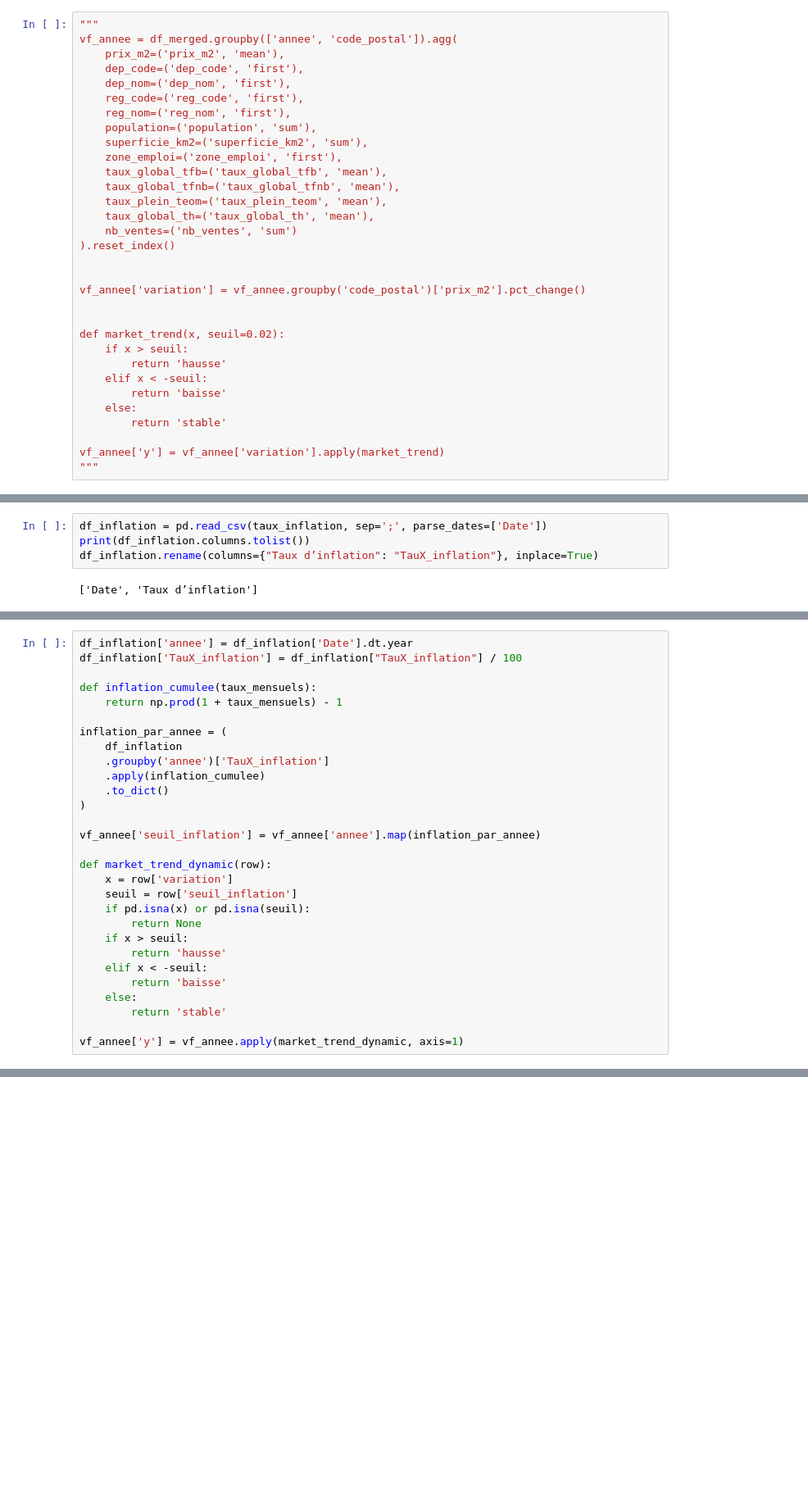
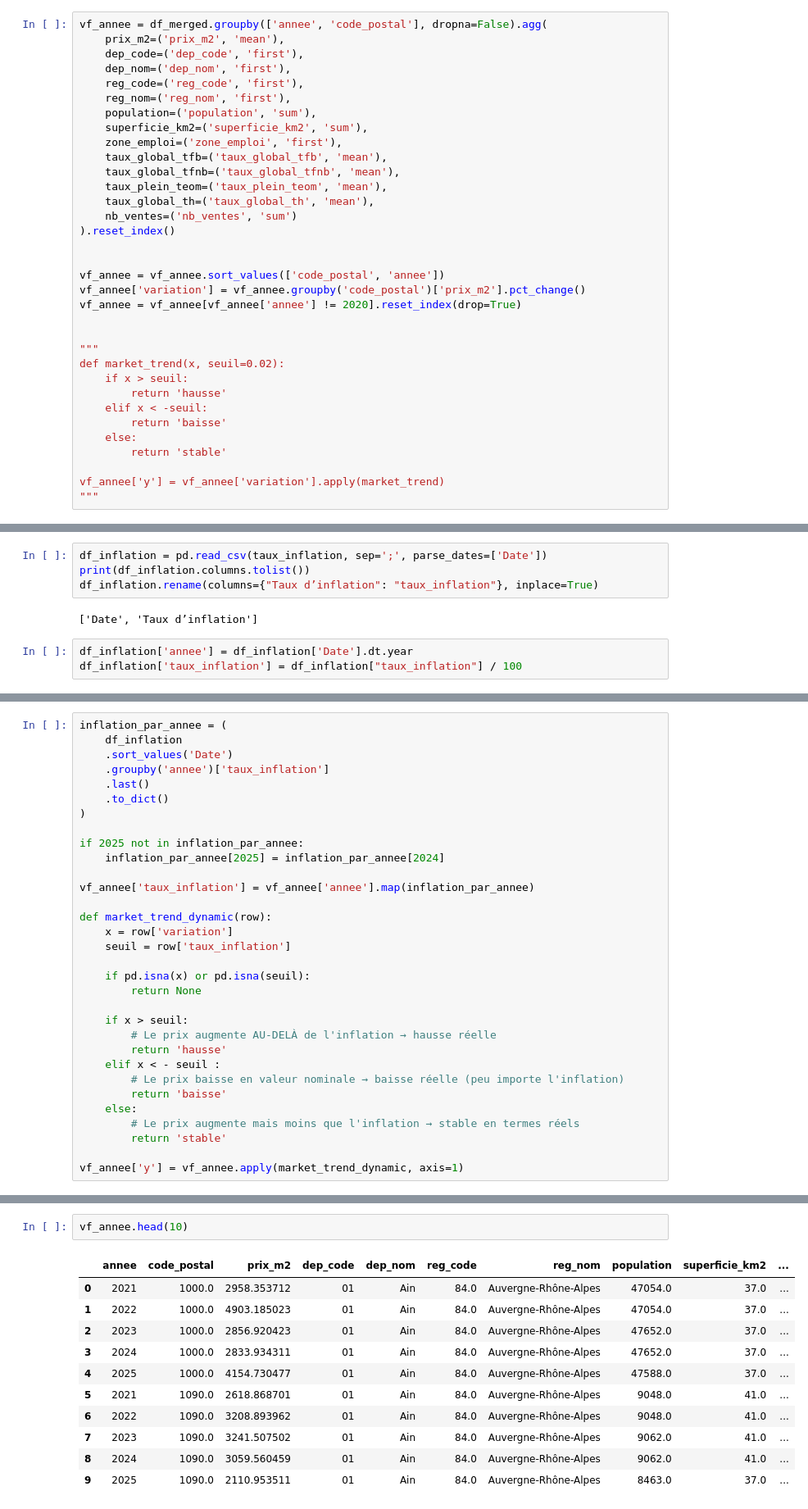
Before and after one commit to FatimaUY/GeoLogis, a Jupyter notebook: src/data-pipeline/merge/merge_data.ipynb, the cells around one changed output, grey strips where cells are left out. Shown at 82% size. Cells and saved outputs as stored; diff of their text form; blank space fills up the shorter version.

```diff
--- a/src/data-pipeline/merge/merge_data.ipynb
+++ b/src/data-pipeline/merge/merge_data.ipynb
@@ -406,6 +298,5 @@ Index(['code_commune', 'annee', 'prix_m2', 'surface_reelle_bati', 'nb_ventes',
 # %%
-"""
-vf_annee = df_merged.groupby(['annee', 'code_postal']).agg(
+vf_annee = df_merged.groupby(['annee', 'code_postal'], dropna=False).agg(
     prix_m2=('prix_m2', 'mean'),
     dep_code=('dep_code', 'first'),
     dep_nom=('dep_nom', 'first'),
@@ -422,9 +313,12 @@ vf_annee = df_merged.groupby(['annee', 'code_postal']).agg(
 ).reset_index()
 
 
+vf_annee = vf_annee.sort_values(['code_postal', 'annee'])
 vf_annee['variation'] = vf_annee.groupby('code_postal')['prix_m2'].pct_change()
+vf_annee = vf_annee[vf_annee['annee'] != 2020].reset_index(drop=True)
 
 
+"""
 def market_trend(x, seuil=0.02):
     if x > seuil:
         return 'hausse'
@@ -438,6 +334,9 @@ vf_annee['y'] = vf_annee['variation'].apply(market_trend)
 # %%
 df_inflation = pd.read_csv(taux_inflation, sep=';', parse_dates=['Date'])
 print(df_inflation.columns.tolist())
-df_inflation.rename(columns={"Taux d’inflation": "TauX_inflation"}, inplace=True)
+df_inflation.rename(columns={"Taux d’inflation": "taux_inflation"}, inplace=True)
 # %% [output]
 ['Date', 'Taux d’inflation']
+# %%
+df_inflation['annee'] = df_inflation['Date'].dt.year
+df_inflation['taux_inflation'] = df_inflation["taux_inflation"] / 100
@@ -444,29 +358,32 @@ df_inflation.rename(columns={"Taux d’inflation": "TauX_inflation"}, inplace=Tr
 # %%
-df_inflation['annee'] = df_inflation['Date'].dt.year
-df_inflation['TauX_inflation'] = df_inflation["TauX_inflation"] / 100
-
-def inflation_cumulee(taux_mensuels):
-    return np.prod(1 + taux_mensuels) - 1
-
 inflation_par_annee = (
     df_inflation
-    .groupby('annee')['TauX_inflation']
-    .apply(inflation_cumulee)
+    .sort_values('Date')
+    .groupby('annee')['taux_inflation']
+    .last()
     .to_dict()
 )
 
-vf_annee['seuil_inflation'] = vf_annee['annee'].map(inflation_par_annee)
+if 2025 not in inflation_par_annee:
+    inflation_par_annee[2025] = inflation_par_annee[2024]
+
+vf_annee['taux_inflation'] = vf_annee['annee'].map(inflation_par_annee)
 
 def market_trend_dynamic(row):
     x = row['variation']
-    seuil = row['seuil_inflation']
+    seuil = row['taux_inflation']
+
     if pd.isna(x) or pd.isna(seuil):
         return None
+
     if x > seuil:
+        # Le prix augmente AU-DELÀ de l'inflation → hausse réelle
         return 'hausse'
-    elif x < -seuil:
+    elif x < - seuil :
+        # Le prix baisse en valeur nominale → baisse réelle (peu importe l'inflation)
         return 'baisse'
     else:
+        # Le prix augmente mais moins que l'inflation → stable en termes réels
         return 'stable'
 
 vf_annee['y'] = vf_annee.apply(market_trend_dynamic, axis=1)
@@ -497,0 +390,14 @@ Name: variation, Length: 17232, dtype: float64
+# %%
+vf_annee.head(10)
+# %% [output]
+|  | annee | code_postal | prix_m2 | dep_code | dep_nom | reg_code | reg_nom | population | superficie_km2 | ... |
+| 0 | 2021 | 1000.0 | 2958.353712 | 01 | Ain | 84.0 | Auvergne-Rhône-Alpes | 47054.0 | 37.0 | ... |
+| 1 | 2022 | 1000.0 | 4903.185023 | 01 | Ain | 84.0 | Auvergne-Rhône-Alpes | 47054.0 | 37.0 | ... |
+| 2 | 2023 | 1000.0 | 2856.920423 | 01 | Ain | 84.0 | Auvergne-Rhône-Alpes | 47652.0 | 37.0 | ... |
+| 3 | 2024 | 1000.0 | 2833.934311 | 01 | Ain | 84.0 | Auvergne-Rhône-Alpes | 47652.0 | 37.0 | ... |
+| 4 | 2025 | 1000.0 | 4154.730477 | 01 | Ain | 84.0 | Auvergne-Rhône-Alpes | 47588.0 | 37.0 | ... |
+| 5 | 2021 | 1090.0 | 2618.868701 | 01 | Ain | 84.0 | Auvergne-Rhône-Alpes | 9048.0 | 41.0 | ... |
+| 6 | 2022 | 1090.0 | 3208.893962 | 01 | Ain | 84.0 | Auvergne-Rhône-Alpes | 9048.0 | 41.0 | ... |
+| 7 | 2023 | 1090.0 | 3241.507502 | 01 | Ain | 84.0 | Auvergne-Rhône-Alpes | 9062.0 | 41.0 | ... |
+| 8 | 2024 | 1090.0 | 3059.560459 | 01 | Ain | 84.0 | Auvergne-Rhône-Alpes | 9062.0 | 41.0 | ... |
+| 9 | 2025 | 1090.0 | 2110.953511 | 01 | Ain | 84.0 | Auvergne-Rhône-Alpes | 8463.0 | 37.0 | ... |
```
Also changed, not shown: parts of 49 cells of this notebook.
